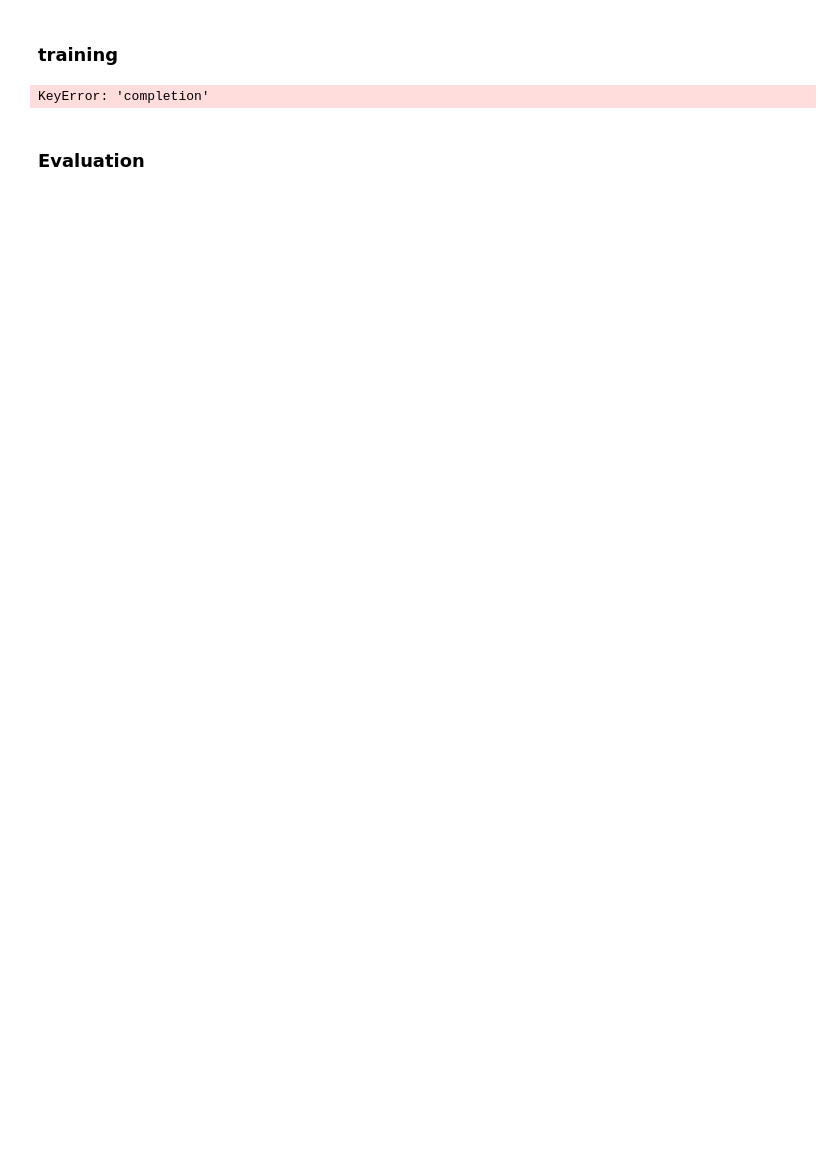
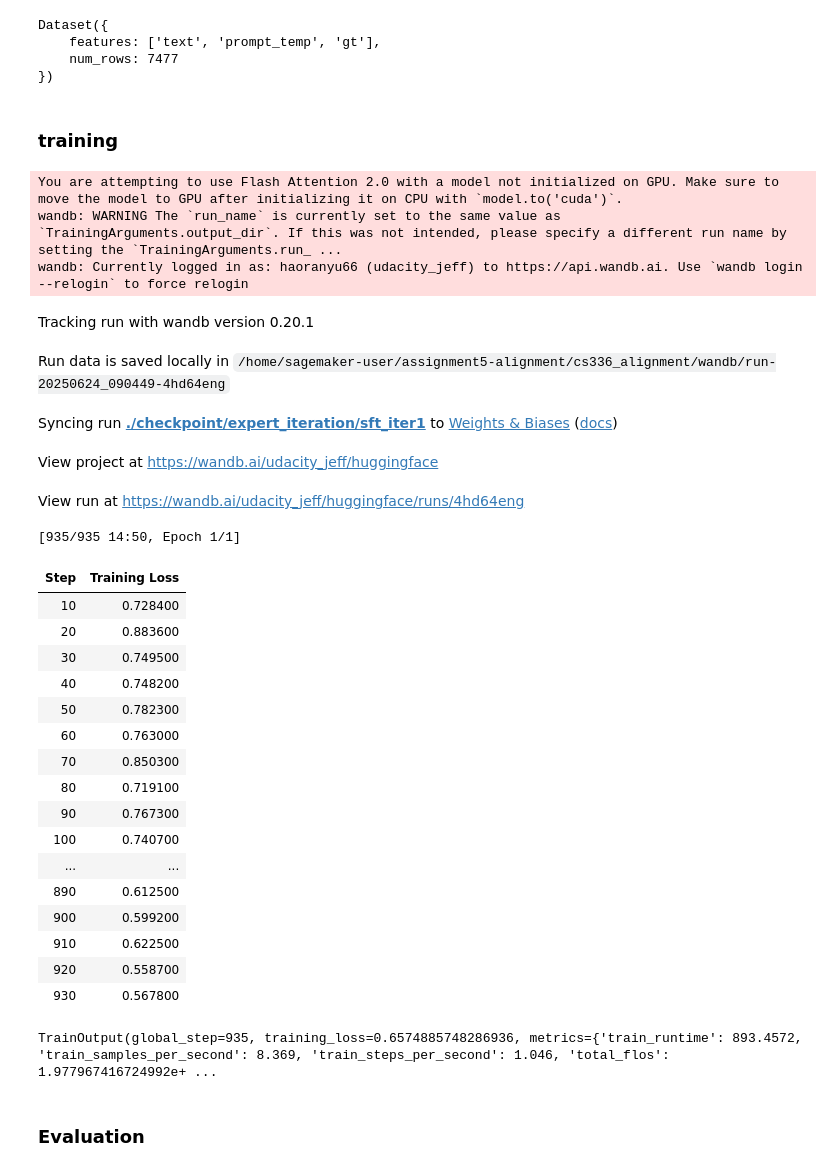
Before and after one commit to haorany2/assignment5-alignment, a Jupyter notebook: cs336_alignment/tryout3.ipynb, the cells around one changed output. Cells and saved outputs as stored; diff of their text form; code cells hidden in the pictures; blank space fills up the shorter version.

```diff
--- a/cs336_alignment/tryout3.ipynb
+++ b/cs336_alignment/tryout3.ipynb
@@ -31,9 +31,12 @@ import operator
 
 model_name = "Qwen/Qwen2.5-1.5B"
 tokenizer_dir =  "checkpoint/sft/tokenizer"
+initial_sft_model_dir = "./checkpoint/sft/sft_lora_results3/my_merged_model"
+training_data_output_dir = './dataset/expert_iteration1.hf'
 
 tokenizer = AutoTokenizer.from_pretrained(tokenizer_dir, local_files_only=True)
 device = torch.device("cuda" if torch.cuda.is_available() else "cpu")
+tokenizer.padding_side = "left"
 # model = AutoModelForCausalLM.from_pretrained(
 #     model_name,
 #     torch_dtype=torch.bfloat16,
@@ -75,16 +78,16 @@ training_question_prompt, training_gt, training_data = preprocess_dataset(ds, 't
 test_prompt, test_gt =  preprocess_dataset(ds, 'test')[0], preprocess_dataset(ds, 'test')[1]
 train_ds = Dataset.from_dict({
     "text":training_data,
-    "prompt":  training_question_prompt,
+    "prompt_temp":  training_question_prompt,
     "gt":training_gt
     })
 val_ds = Dataset.from_dict({
-    "prompt": test_prompt[:len(test_prompt)//2],
+    "prompt_temp": test_prompt[:len(test_prompt)//2],
     "gt": test_gt[:len(test_gt)//2],
 
 })
 test_ds = Dataset.from_dict({
-    "prompt": test_prompt[len(test_prompt)//2:],
+    "prompt_temp": test_prompt[len(test_prompt)//2:],
     "gt": test_gt[len(test_gt)//2:],
 
 })
@@ -245,3 +244,14 @@ filtered_train_ds['text'][0]
+# %%
+#filtered_train_ds['text'][0]
+# when need to load from disk
+from datasets import load_from_disk
+filtered_train_ds = load_from_disk(training_data_output_dir)
+filtered_train_ds
+# %% [output]
+Dataset({
+    features: ['text', 'prompt_temp', 'gt'],
+    num_rows: 7477
+})
 # %% [markdown]
 ### training
 # %%
@@ -249,7 +259,11 @@ from peft import PeftModel
 import numpy
 
 #model = AutoModelForCausalLM.from_pretrained(model_name, device_map="auto")
-
+model = AutoModelForCausalLM.from_pretrained(
+    initial_sft_model_dir,
+    torch_dtype=torch.bfloat16,
+    attn_implementation="flash_attention_2",
+    ).to(device)
 
 
 sft_config = SFTConfig(
@@ -273,55 +287,81 @@ sft_config = SFTConfig(
 
 
 # # LoRA 配置
-# lora_config = LoraConfig(
-#     task_type=TaskType.CAUSAL_LM,
-#     inference_mode=False,
-#     r=32,
-#     lora_alpha=32,
-#     lora_dropout=0.1,
+lora_config = LoraConfig(
+    task_type=TaskType.CAUSAL_LM,
+    inference_mode=False,
+    r=32,
+    lora_alpha=32,
+    lora_dropout=0.1,
 
-#     modules_to_save=["embed_tokens", "lm_head"],
-#     target_modules='all-linear'
-#     #target_modules = ["q_proj","v_proj"]
-# )
+    modules_to_save=["embed_tokens", "lm_head"],
+    target_modules='all-linear'
+    #target_modules = ["q_proj","v_proj"]
+)
 
 # # 将LoRA配置应用到模型
-# peft_model = get_peft_model(model, lora_config)
+peft_model = get_peft_model(model, lora_config)
 
 # # use following when continue training
 # #peft_model = PeftModel.from_pretrained(model, "./checkpoint/sft/sft_lora_results3/checkpoint-500", is_trainable=True )
 
 
 
 
 # # 训练参数配置
 # training_args = TrainingArguments(
 #     output_dir="./checkpoint/sft/sft_lora_results",
 #     per_device_train_batch_size=2,
 #     gradient_accumulation_steps=8,
 #     learning_rate=1e-4,
 #     num_train_epochs=3,
 #     fp16=True,
 #     logging_steps=1
 # )
 
 # 使用Trainer API进行训练
 trainer = SFTTrainer(
-    model=initial_sft_model_dir,
+    model=peft_model,
     train_dataset=filtered_train_ds,
     data_collator=collator,
     args=sft_config,
 
 
     #data_collator=torch.utils.data.DataCollatorWithPadding(tokenizer=tokenizer)
 )
 
 #with torch.serialization.safe_globals([numpy.core.multiarray._reconstruct]):
 
 
-trainer.train(resume_from_checkpoint=True)  #set to false when not continue training
+trainer.train(resume_from_checkpoint=False)  #set to false when not continue training
 # %% [output]
-KeyError: 'completion'
+You are attempting to use Flash Attention 2.0 with a model not initialized on GPU. Make sure to move the model to GPU after initializing it on CPU with `model.to('cuda')`.
+wandb: WARNING The `run_name` is currently set to the same value as `TrainingArguments.output_dir`. If this was not intended, please specify a different run name by setting the `TrainingArguments.run_ ...
+wandb: Currently logged in as: haoranyu66 (udacity_jeff) to https://api.wandb.ai. Use `wandb login --relogin` to force relogin
+Tracking run with wandb version 0.20.1
+Run data is saved locally in /home/sagemaker-user/assignment5-alignment/cs336_alignment/wandb/run-20250624_090449-4hd64eng
+Syncing run ./checkpoint/expert_iteration/sft_iter1 to Weights & Biases (docs)
+View project at https://wandb.ai/udacity_jeff/huggingface
+View run at https://wandb.ai/udacity_jeff/huggingface/runs/4hd64eng
+[935/935 14:50, Epoch 1/1]
+| Step | Training Loss |
+| 10 | 0.728400 |
+| 20 | 0.883600 |
+| 30 | 0.749500 |
+| 40 | 0.748200 |
+| 50 | 0.782300 |
+| 60 | 0.763000 |
+| 70 | 0.850300 |
+| 80 | 0.719100 |
+| 90 | 0.767300 |
+| 100 | 0.740700 |
+| ... | ... |
+| 890 | 0.612500 |
+| 900 | 0.599200 |
+| 910 | 0.622500 |
+| 920 | 0.558700 |
+| 930 | 0.567800 |
+TrainOutput(global_step=935, training_loss=0.6574885748286936, metrics={'train_runtime': 893.4572, 'train_samples_per_second': 8.369, 'train_steps_per_second': 1.046, 'total_flos': 1.977967416724992e+ ...
 # %% [markdown]
 ### Evaluation
 # %%
```
Also changed, not shown: parts of 6 cells of this notebook, 1 other file.
